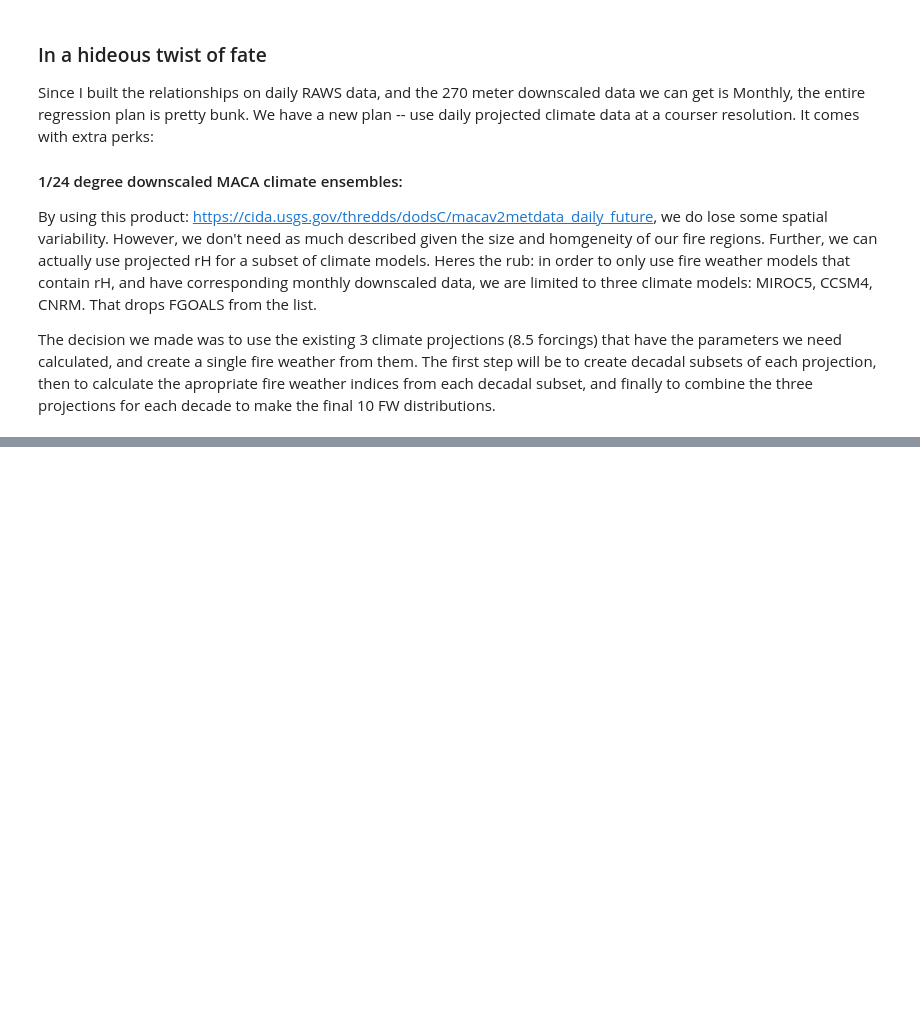
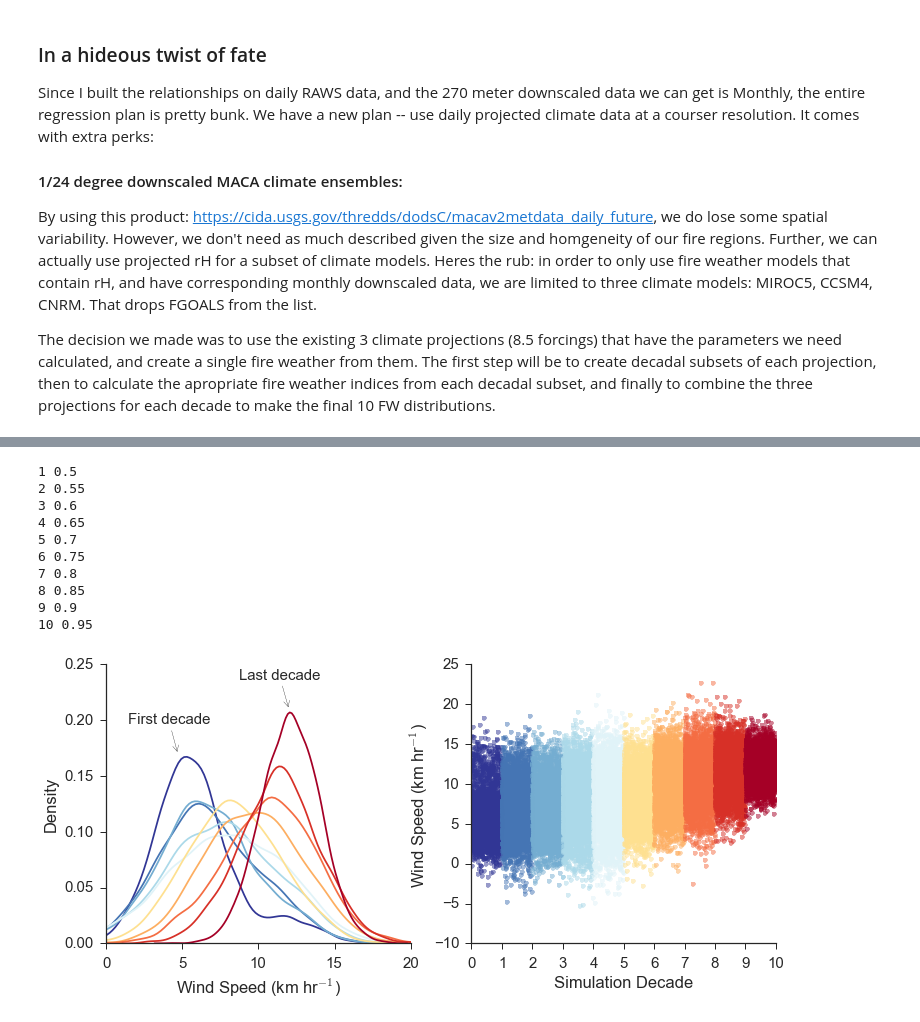
Before and after one commit to djkrofch/DinkeyCreek, a Jupyter notebook: ProjectedClimate.ipynb, the cells around one changed output, grey strips where cells are left out. Saved outputs shown, nothing was run; the diff lists cells and outputs as text; code cells hidden in the pictures; blank space fills up the shorter version.

```diff
--- a/ProjectedClimate.ipynb
+++ b/ProjectedClimate.ipynb
@@ -836,0 +839,77 @@ sortedWind[np.isclose(p, 0.5, rtol = 0.1)].mean()
+# %%
+pecentiles = [0.5, 0.55, 0.6, 0.65, 0.7, 0.75, 0.8, 0.85, 0.9, 0.95]
+percentileMap = ['#a50026','#d73027','#f46d43','#fdae61','#fee090','#e0f3f8','#abd9e9','#74add1','#4575b4','#313695']
+idx = 0
+fig1 = plt.figure(figsize= (12,5))
+ax1 = fig1.add_subplot(121)
+for percent in pecentiles:
+
+    if percent < 0.6:
+        decadalMean = sortedWind[np.isclose(p, percent, rtol = 0.7)].mean()
+        decadalStd = sortedWind[np.isclose(p, percent, rtol = 0.7)].std()
+    elif (percent <= 0.65) & (percent > 0.5):
+        decadalMean = sortedWind[np.isclose(p, percent, rtol = 0.5)].mean()
+        decadalStd = sortedWind[np.isclose(p, percent, rtol = 0.5)].std()
+    elif percent == 0.7:
+        decadalMean = sortedWind[np.isclose(p, percent, rtol = 0.5)].mean()
+        decadalStd = sortedWind[np.isclose(p, percent, rtol = 0.5)].std()
+
+    else:
+        decadalMean = sortedWind[np.isclose(p, percent, rtol = 0.2)].mean()
+        decadalStd = sortedWind[np.isclose(p, percent, rtol = 0.2)].std()
+    decadalWind = pd.DataFrame(dict(winds = np.random.normal(loc=decadalMean, scale=decadalStd, size=365 * 9)))
+
+    count, bins, ignored = plt.hist(decadalWind.winds, 30, normed=True, alpha = 0.00)
+    chanceHighWind = pd.DataFrame(dict(winds = FRS[FRS.year == random.choice(FRS.year)].windspeed))
+    extremeWinds = pd.DataFrame(dict(winds = np.random.normal(loc=chanceHighWind.winds.mean(),
+                                scale=chanceHighWind.winds.std(), size=365)))
+    decadalWind = decadalWind.append(extremeWinds)
+    decadalWind = decadalWind.sample(frac=1).reset_index(drop=True)
+    if idx == 0:
+        allWinds = pd.DataFrame(dict(wind = decadalWind.winds, decade = idx))
+    else:
+        windDF = pd.DataFrame(dict(wind = decadalWind.winds, decade = idx))
+        allWinds = pd.concat([allWinds, windDF])
+
+    sns.distplot(decadalWind, color = np.flipud(percentileMap)[idx], hist=False, ax = ax1, norm_hist=True)
+    idx += 1
+    print idx, percent
+sns.despine()
+ax1.set_xlabel('Wind Speed (km hr$^{-1}$)')
+ax1.set_ylabel('Density')
+ax1.set_xlim([0,20])
+
+allWinds = allWinds.reset_index()
+ax2 = fig1.add_subplot(122)
+for decade in np.unique(allWinds.decade):
+    thisDecade = allWinds[allWinds.decade == decade]
+    thisDecade.wind.plot(ax = ax2, linestyle = '', marker = '.', alpha = 0.5, markersize = 10,
+                        color = np.flipud(percentileMap)[decade])
+    sns.set_style('ticks')
+
+ax1.annotate('First decade', xy=(4.7, 0.17), xycoords='data',
+            xytext=(-50, 30), textcoords='offset points', size = 15,
+            arrowprops=dict(arrowstyle="->")
+            )
+ax1.annotate('Last decade', xy=(12, 0.21), xycoords='data',
+            xytext=(-50, 30), textcoords='offset points', size = 15,
+            arrowprops=dict(arrowstyle="->")
+            )
+
+ax2.set_ylabel('Wind Speed (km hr$^{-1}$)')
+ax2.set_xlabel('Simulation Decade')
+ax2.set_xticks(np.linspace(0, allWinds.wind.size, 11))
+ax2.set_xticklabels(['0','1','2','3','4','5','6','7','8','9','10'])
+sns.despine()
+# %% [output]
+1 0.5
+2 0.55
+3 0.6
+4 0.65
+5 0.7
+6 0.75
+7 0.8
+8 0.85
+9 0.9
+10 0.95
+[figure, added]
```
Also changed, not shown: parts of 5 cells of this notebook.
